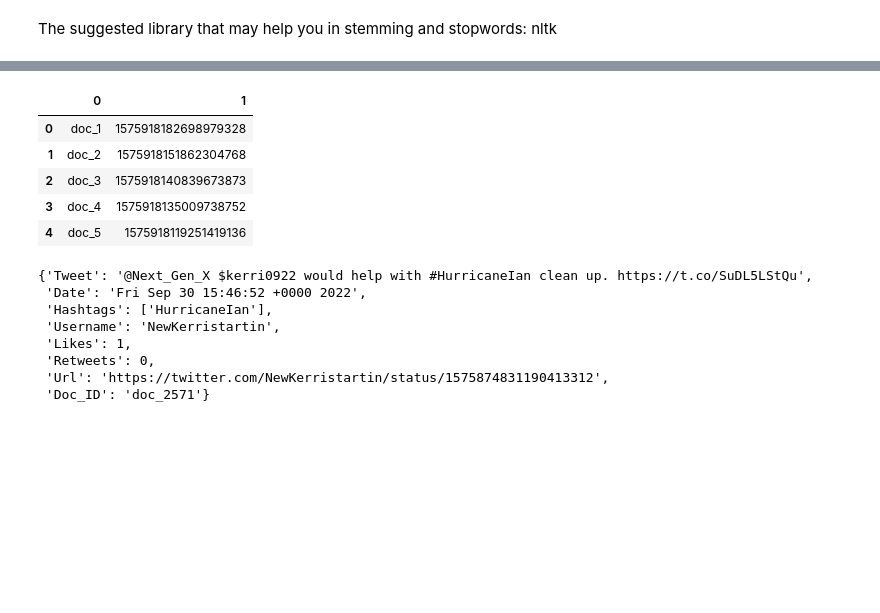
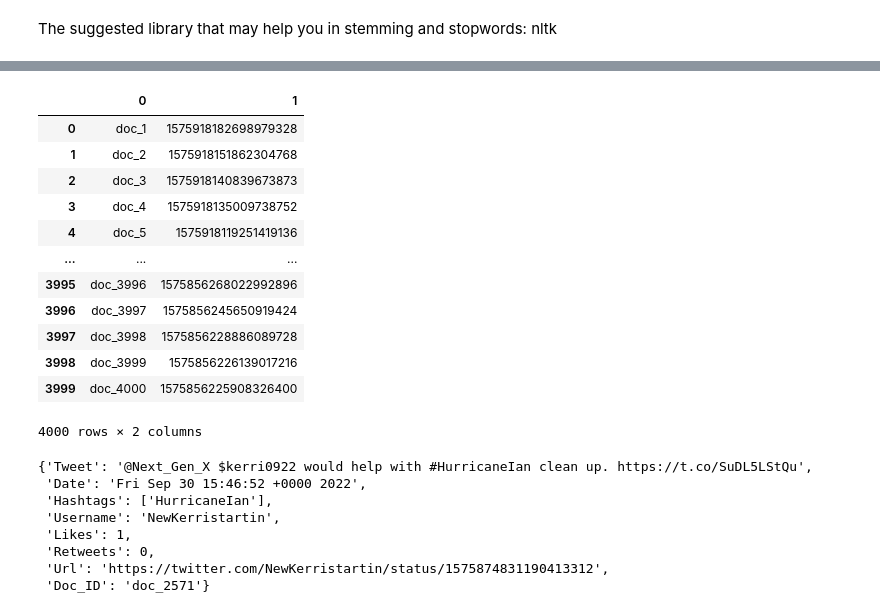
Before and after one commit to carlota10/IRWA_2223, a Jupyter notebook: IRWA project.ipynb, the cells around one changed output, grey strips where cells are left out. Drawn from its saved outputs; the diff is of its cells as text; code cells hidden in the pictures; blank space fills up the shorter version.

```diff
--- a/IRWA project.ipynb
+++ b/IRWA project.ipynb
@@ -44,11 +46,18 @@ import json
 # Read datasets
 tweet_document_ids_map = pd.read_csv(r'data/tweet_document_ids_map.csv', header = None, delimiter = "\t")
 # %%
-tweet_document_ids_map.head(5)
+tweet_document_ids_map
 # %% [output]
 |  | 0 | 1 |
 | 0 | doc_1 | 1575918182698979328 |
 | 1 | doc_2 | 1575918151862304768 |
 | 2 | doc_3 | 1575918140839673873 |
 | 3 | doc_4 | 1575918135009738752 |
 | 4 | doc_5 | 1575918119251419136 |
+| ... | ... | ... |
+| 3995 | doc_3996 | 1575856268022992896 |
+| 3996 | doc_3997 | 1575856245650919424 |
+| 3997 | doc_3998 | 1575856228886089728 |
+| 3998 | doc_3999 | 1575856226139017216 |
+| 3999 | doc_4000 | 1575856225908326400 |
+4000 rows × 2 columns
```
Also changed, not shown: parts of 159 cells of this notebook.
